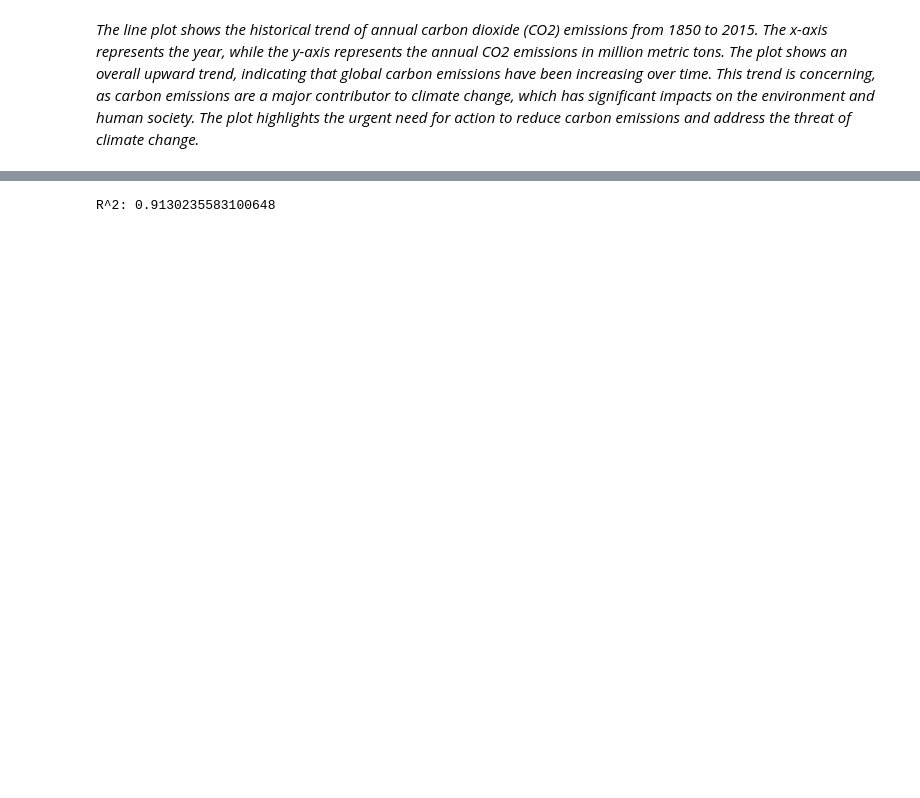
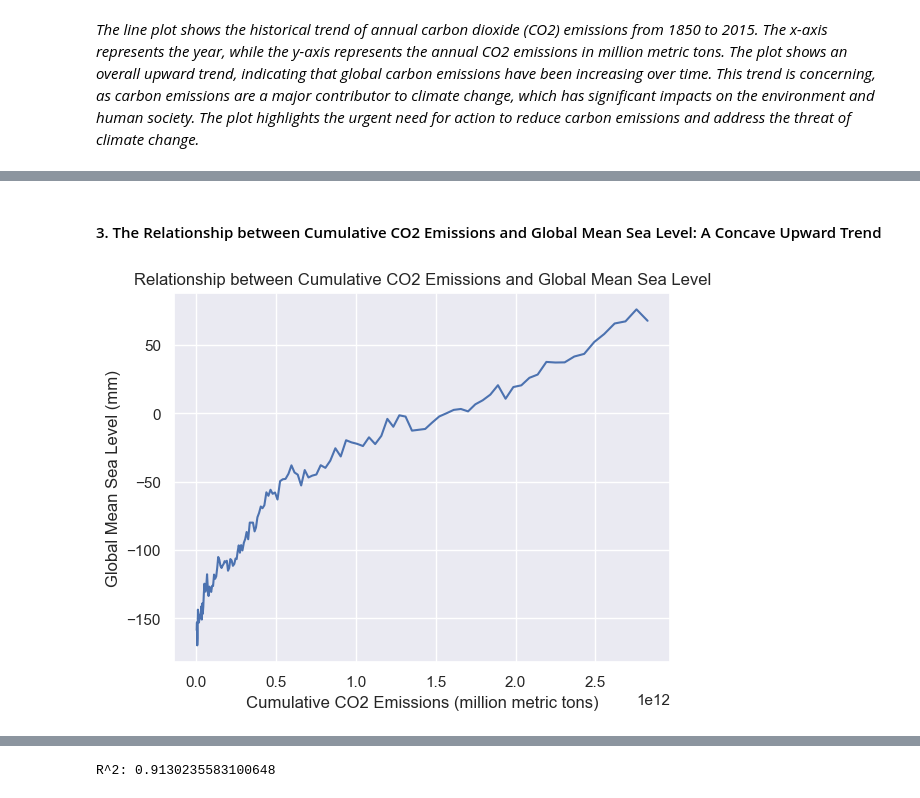
Before and after one commit to fuchenru/How-have-carbon-emissions-affected-climate-change-, a Jupyter notebook: CMSE 202 Final Project.ipynb, the cells around one changed output, grey strips where cells are left out. Saved outputs shown, nothing was run; the diff lists cells and outputs as text; code cells hidden in the pictures; blank space fills up the shorter version.

```diff
--- a/CMSE 202 Final Project.ipynb
+++ b/CMSE 202 Final Project.ipynb
@@ -264,0 +262,11 @@ Text(0.5, 0, 'Total Co2 Emissions')
+# %% [markdown]
+#### 3. The Relationship between Cumulative CO2 Emissions and Global Mean Sea Level: A Concave Upward Trend
+# %%
+# Plot the relationship between cumulative CO2 emissions and global mean sea level
+plt.plot(co2_emitted, annual_sea_level[('GMSL', 'mean')])
+plt.xlabel('Cumulative CO2 Emissions (million metric tons)')
+plt.ylabel('Global Mean Sea Level (mm)')
+plt.title('Relationship between Cumulative CO2 Emissions and Global Mean Sea Level')
+plt.show()
+# %% [output]
+[figure, added]
```
Also changed, not shown: parts of 34 cells of this notebook, 2 other files.
